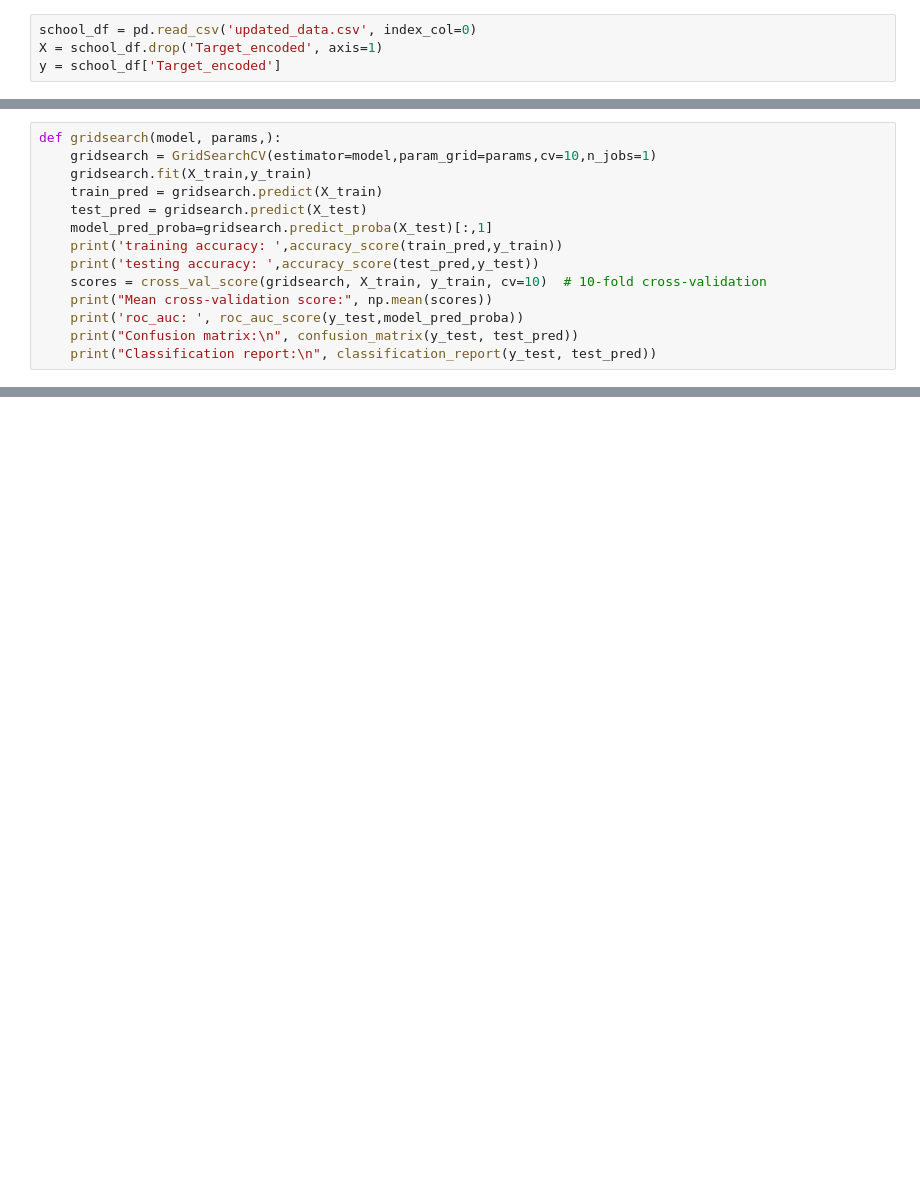
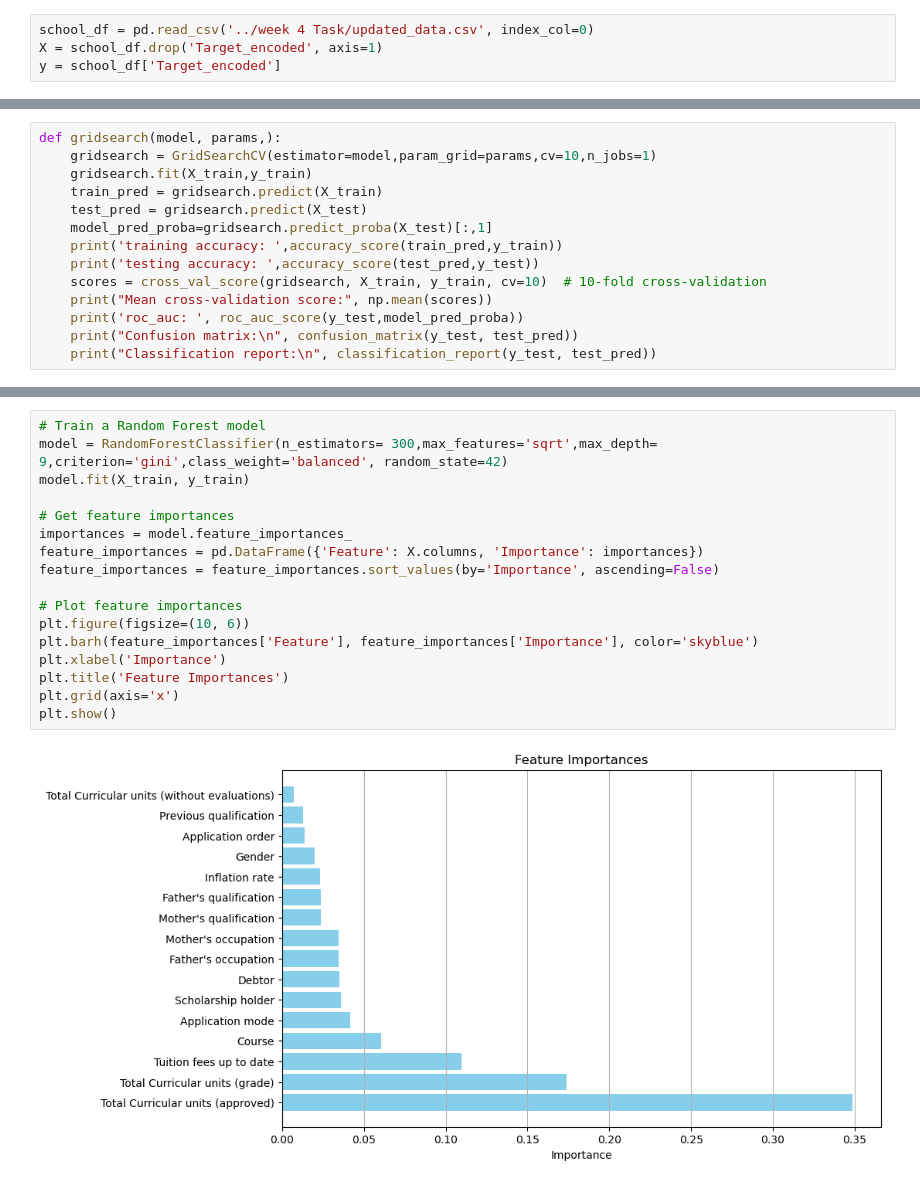
Before and after one commit to ChidiUmeh/3signet-Projects, a Jupyter notebook: week 5 Task/models optimization.ipynb, the cells around one changed output, grey strips where cells are left out. Drawn from its saved outputs; the diff is of its cells as text; blank space fills up the shorter version.

```diff
--- a/week 5 Task/models optimization.ipynb
+++ b/week 5 Task/models optimization.ipynb
@@ -14,7 +16,7 @@ from sklearn.metrics import accuracy_score, classification_report, confusion_mat
 import warnings
 warnings.filterwarnings('ignore')
 # %%
-school_df = pd.read_csv('updated_data.csv', index_col=0)
+school_df = pd.read_csv('../week 4 Task/updated_data.csv', index_col=0)
 X = school_df.drop('Target_encoded', axis=1)
 y = school_df['Target_encoded']
 # %%
@@ -49,0 +270,19 @@ def randomizedsearch(model, params,):
+# %%
+# Train a Random Forest model
+model = RandomForestClassifier(n_estimators= 300,max_features='sqrt',max_depth= 9,criterion='gini',class_weight='balanced', random_state=42)
+model.fit(X_train, y_train)
+
+# Get feature importances
+importances = model.feature_importances_
+feature_importances = pd.DataFrame({'Feature': X.columns, 'Importance': importances})
+feature_importances = feature_importances.sort_values(by='Importance', ascending=False)
+
+# Plot feature importances
+plt.figure(figsize=(10, 6))
+plt.barh(feature_importances['Feature'], feature_importances['Importance'], color='skyblue')
+plt.xlabel('Importance')
+plt.title('Feature Importances')
+plt.grid(axis='x')
+plt.show()
+# %% [output]
+[figure, added]
```
Also changed, not shown: parts of 30 cells of this notebook.
